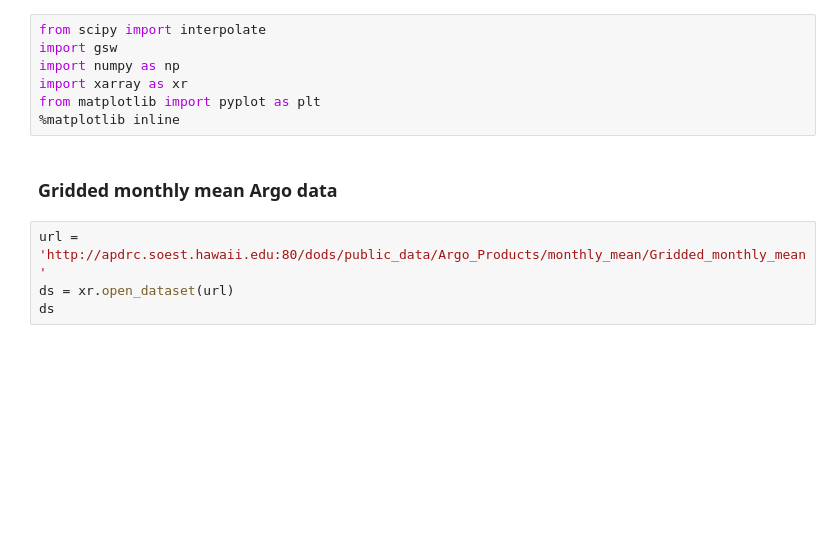
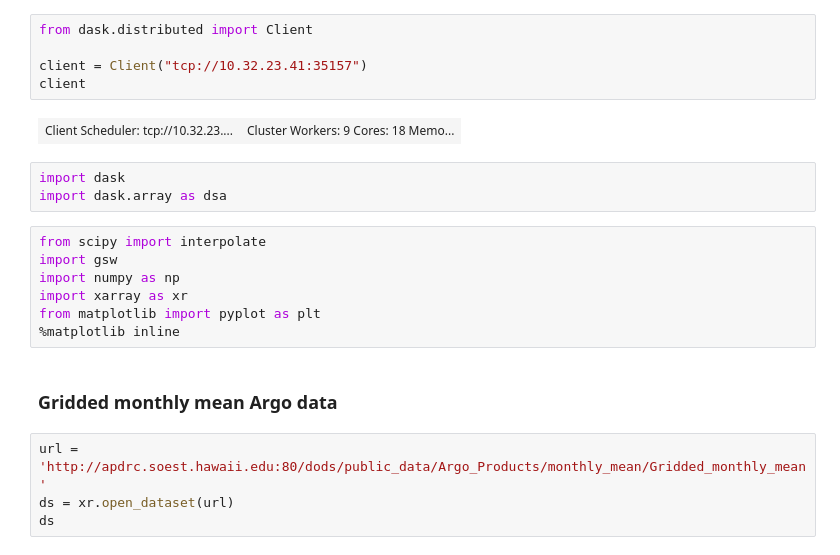
Before and after one commit to oceanhackweek/DataAccess, a Jupyter notebook: argo_iso_test.ipynb, the cells around one changed output. Drawn from its saved outputs; the diff is of its cells as text; blank space fills up the shorter version.

```diff
--- a/argo_iso_test.ipynb
+++ b/argo_iso_test.ipynb
@@ -1,3 +1,13 @@
+# %%
+from dask.distributed import Client
+
+client = Client("tcp://10.32.23.41:35157")
+client
+# %% [output]
+| Client Scheduler: tcp://10.32.23.... | Cluster Workers: 9 Cores: 18 Memo... |
+# %%
+import dask
+import dask.array as dsa
 # %%
 from scipy import interpolate
 import gsw
```
Also changed, not shown: parts of 13 cells of this notebook.
